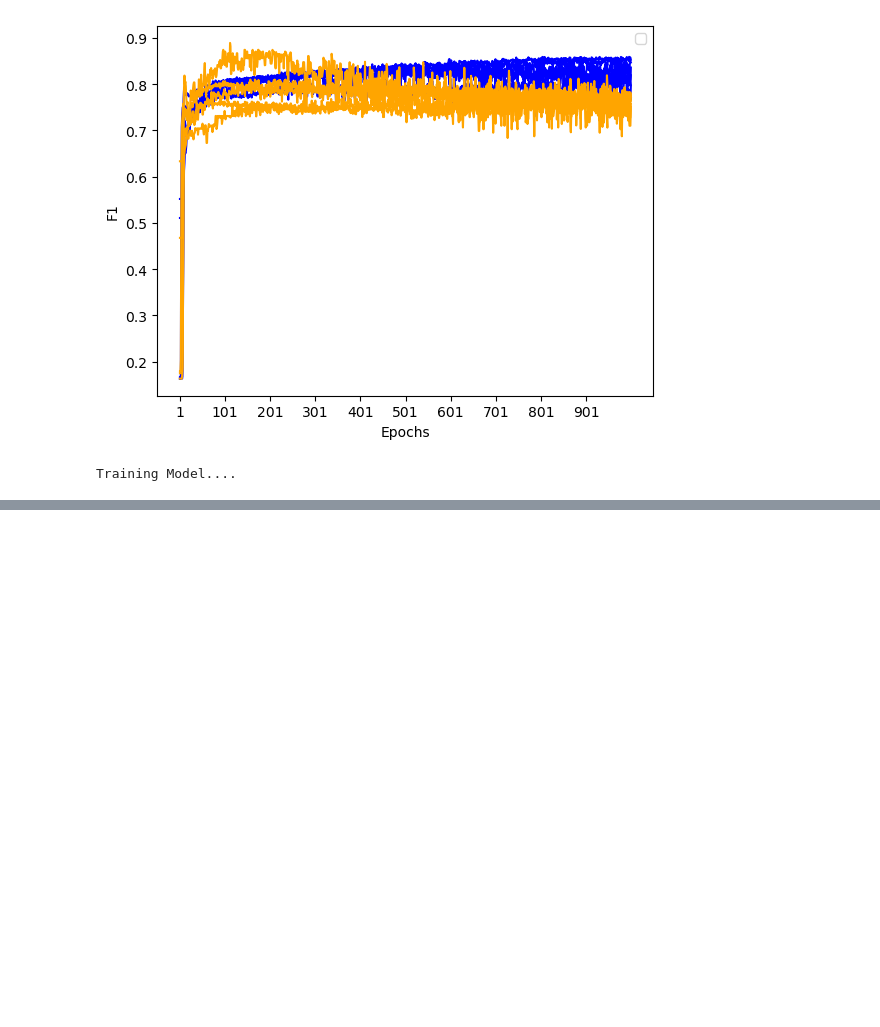
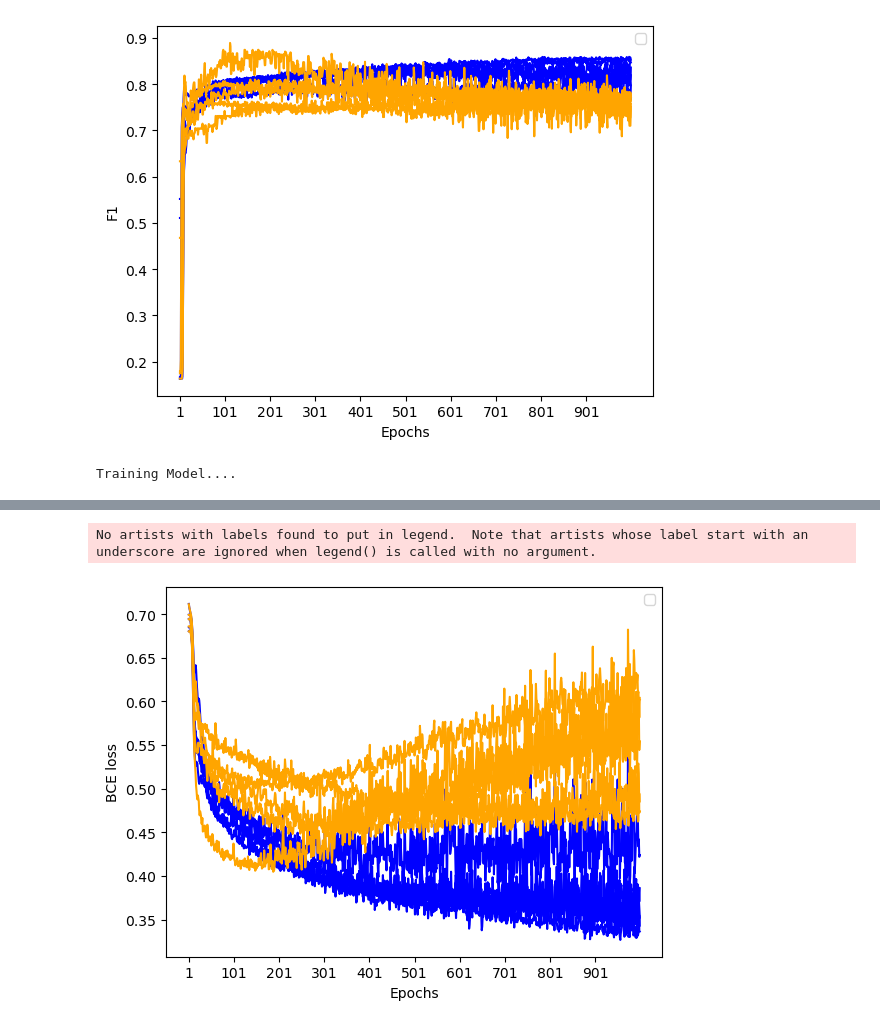
Before and after one commit to mhmdrdwn/EEG-Graph, a Jupyter notebook: graph_gcn_caueeg_normal_abnormal.ipynb, the cells around one changed output, grey strips where cells are left out. Cells and saved outputs as stored; diff of their text form; code cells hidden in the pictures; blank space fills up the shorter version.

```diff
--- a/graph_gcn_caueeg_normal_abnormal.ipynb
+++ b/graph_gcn_caueeg_normal_abnormal.ipynb
@@ -104,7 +104,7 @@ def calcGrangerCausality(eegData,ii,jj):
     for epoch_idx, epoch in enumerate(eegData):
         if epoch_idx%2 == 0:
             X = np.vstack([epoch[ii,:],epoch[jj,:]]).T
-            gc = grangercausalitytests(X, 1, addconst=True, verbose=False)[1][0]['ssr_ftest'][1]
+            gc = grangercausalitytests(X, 1, addconst=True, verbose=False)[1][0]['ssr_ftest'][0]
             gc_avg.append(gc)
     gc_avg = np.mean(gc_avg)
     return gc_avg
@@ -277,3 +251,12 @@ Using data from preloaded Raw for 903 events and 100 original time points ...
 test_X.shape, train_X.shape, train_graphs.shape, test_y.shape, train_y.shape, test_graphs.shape
 # %% [output]
 ((136, 0), (1243, 0), (1243, 21, 21), (136, 1), (1243, 1), (136, 21, 21))
+# %%
+from brainconn.distance import efficiency_wei
+normal_efficiency = []
+abnormal_efficiency = []
+for y, G in tqdm(zip(train_y, train_graphs)):
+    if y == [0]:
+        normal_efficiency.append(efficiency_wei(G, local=False))
+    else:
+        abnormal_efficiency.append(efficiency_wei(G, local=False))
@@ -650,0 +673,8 @@ Confusion Matrix:  [[32 14]
+# %%
+np.save("../caueeg_features/conn_data/corr/train_graphs.npy", train_corr_graphs)
+np.save("../caueeg_features/conn_data/corr/test_graphs.npy", test_corr_graphs)
+
+train_graphs = np.load("../caueeg_features/conn_data/corr/train_graphs.npy")
+test_graphs = np.load("../caueeg_features/conn_data/corr/test_graphs.npy")
+# %%
+train_graphs, test_graphs = uniform(train_graphs, test_graphs)
@@ -650,0 +762,15 @@ Confusion Matrix:  [[32 14]
+# %%
+import matplotlib.pyplot as plt
+
+all_val_losses = np.moveaxis(np.array(all_val_losses), 0, 1)
+all_train_losses = np.moveaxis(np.array(all_train_losses), 0, 1)
+plt.plot(all_train_losses, color='blue')
+plt.plot(all_val_losses, color='orange')
+plt.xlabel("Epochs")
+plt.xticks(range(0, 1000, 100), range(1, 1001, 100))
+plt.ylabel("BCE loss")
+plt.legend(loc="upper right")
+plt.show()
+# %% [output]
+No artists with labels found to put in legend.  Note that artists whose label start with an underscore are ignored when legend() is called with no argument.
+[figure, added]
```
Also changed, not shown: parts of 14 cells of this notebook, 2 other files.
